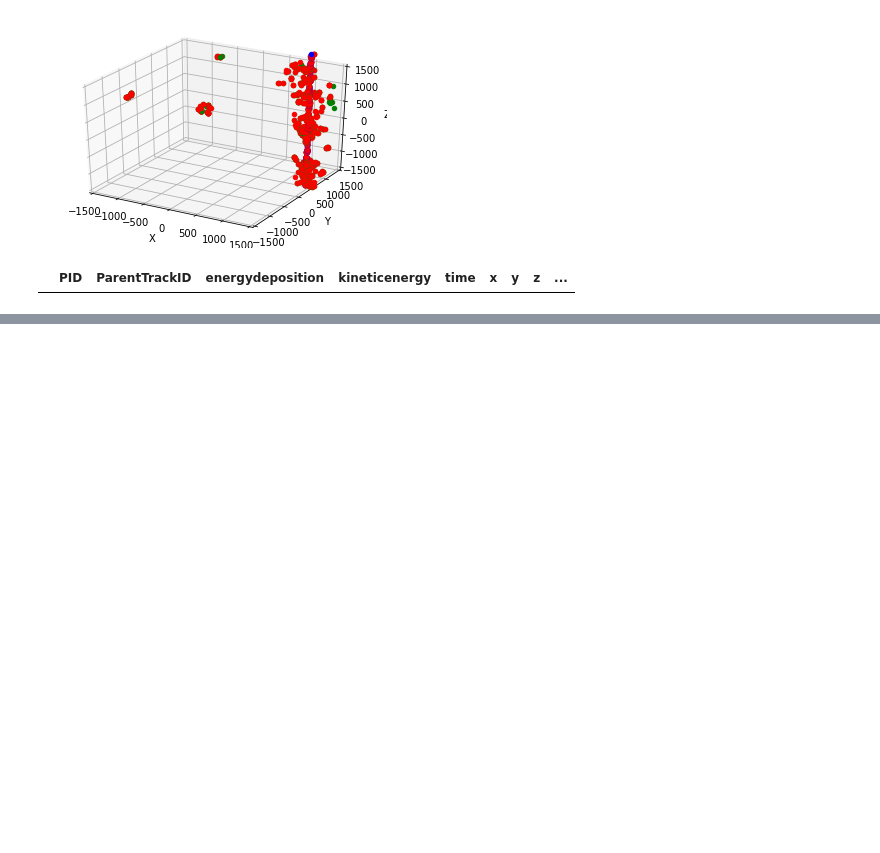
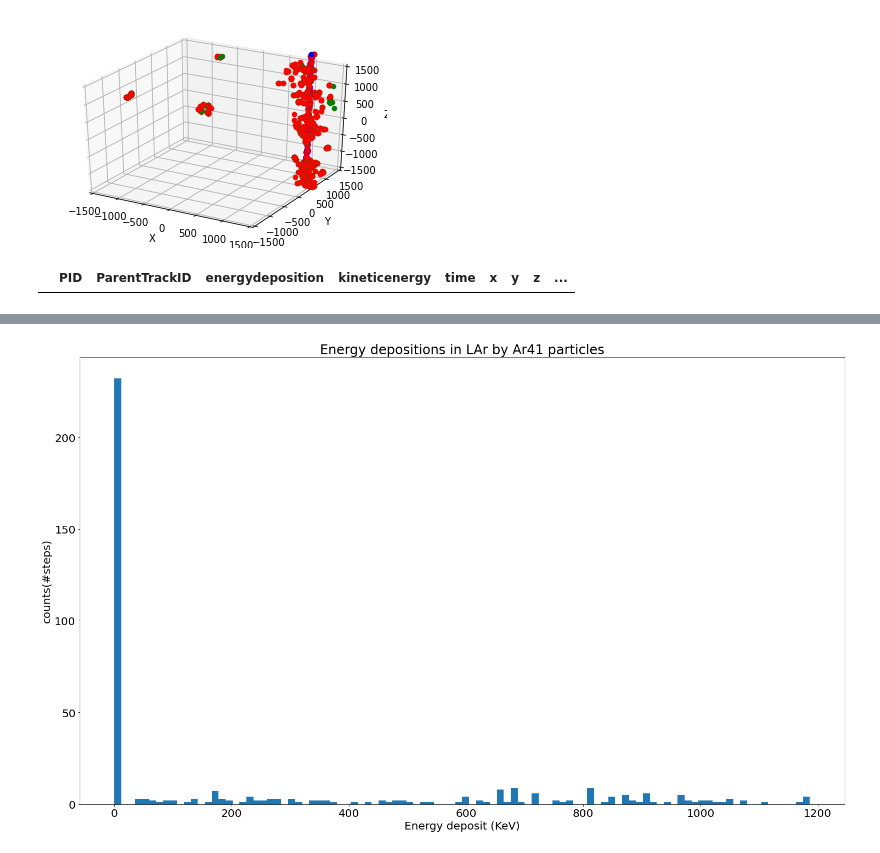
Before and after one commit to luigiberducci/ML4NP, a Jupyter notebook: Notebooks/looking_for_gammas_around_ar41_ncapture.ipynb, the cells around one changed output, grey strips where cells are left out. Saved outputs shown, nothing was run; the diff lists cells and outputs as text; code cells hidden in the pictures; blank space fills up the shorter version.

```diff
--- a/Notebooks/looking_for_gammas_around_ar41_ncapture.ipynb
+++ b/Notebooks/looking_for_gammas_around_ar41_ncapture.ipynb
@@ -135,0 +139,12 @@ event0[event0.ParentTrackID==2114]
+# %%
+import numpy as np, pandas as pd
+import os
+
+datadir = os.path.join("..", "Data", "muons")
+files = ["output14210300_part1.csv", "output14210300_part2.csv"]
+
+output14210300 = pd.read_csv(os.path.join(datadir, files[0]), index_col=False)
+for file in files[1:]:
+    tmp = pd.read_csv(os.path.join(datadir, file), index_col=False)
+    output14210300 = pd.concat([output14210300, tmp])
+output14210300.head()
@@ -135,0 +158,10 @@ event0[event0.ParentTrackID==2114]
+# %%
+ar41_and_secondaries = output14210300[output14210300.parentnucleusPID == 1000180410]
+# %%
+plt.hist(ar41_and_secondaries.kineticenergy, bins=100)
+plt.title("Energy depositions in LAr by Ar41 particles")
+plt.xlabel("Energy deposit (KeV)")
+plt.ylabel("counts(#steps)")
+plt.show()
+# %% [output]
+[figure, added]
```
Also changed, not shown: parts of 3 cells of this notebook, 51 other files.
